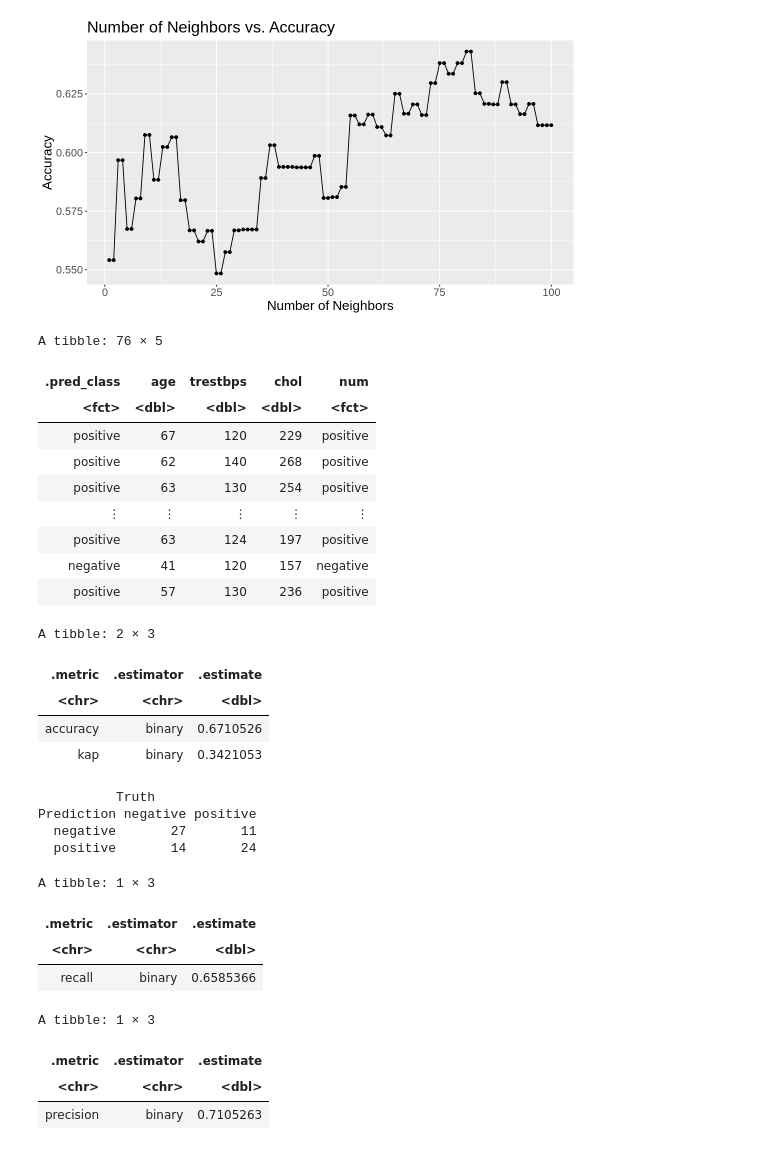
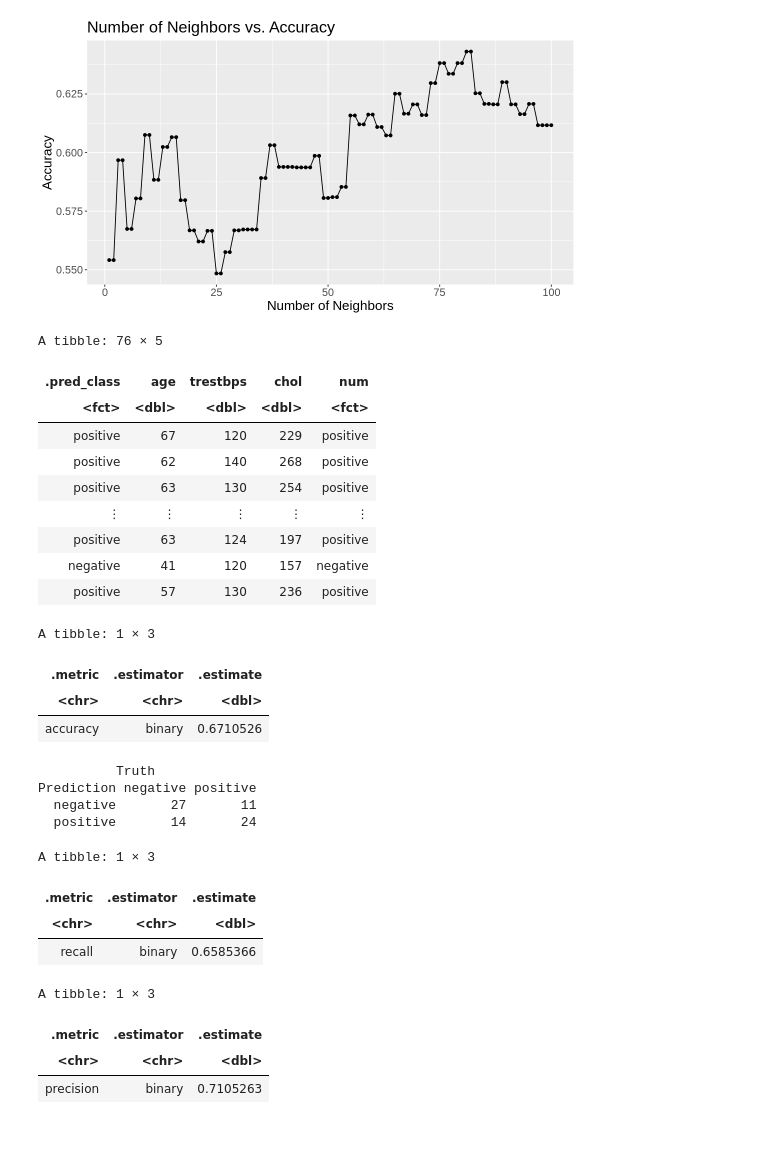
Before and after one commit to parthchheda2005/dsci-100-project, a Jupyter notebook: heart_disease_report.ipynb, the cells around one changed output. Saved outputs shown, nothing was run; the diff lists cells and outputs as text; code cells hidden in the pictures.

```diff
--- a/heart_disease_report.ipynb
+++ b/heart_disease_report.ipynb
@@ -272,11 +282,12 @@ set.seed(20)
 #And finally, K=81 does not create a prohibitively expensive computational cost of training.
 #In conclusion, we would select K=81 for the classifier.
 
-#
+#build up our model with the best value for K=81
 heart_best_spec <- nearest_neighbor(weight = "rectangular", neighbors = 81) |>
                    set_engine("kknn") |>
                    set_mode("classification")
 
+#pass the model and training data set to fit function
 heart_best_fit <- workflow() |>
                   add_recipe(heart_recipe) |>
                   add_model(heart_best_spec) |>
@@ -288,41 +299,42 @@ heart_predictions <- predict(heart_best_fit, heart_test) |>
                      bind_cols(heart_test)
 heart_predictions
 
-#
-heart_metrics <- heart_predictions |>
-                 metrics(truth = num, estimate = .pred_class)
-heart_metrics
+#report the accuracy of this prediction
+heart_acc <- heart_predictions |>
+             metrics(truth = num, estimate = .pred_class) |>
+             filter(.metric == "accuracy")
+heart_acc
 
 #
 heart_conf_mat <- heart_predictions |>
-            conf_mat(truth = num, estimate = .pred_class)
+                  conf_mat(truth = num, estimate = .pred_class)
+
 heart_conf_mat
 
 #
 heart_recall <- heart_predictions |>
           recall(truth = num, estimate = .pred_class)
 heart_recall
 
 #
 heart_precision <- heart_predictions |>
              precision(truth = num, estimate = .pred_class)
 heart_precision
 # %% [output]
 A tibble: 76 × 5
 | .pred_class | age | trestbps | chol | num |
 | <fct> | <dbl> | <dbl> | <dbl> | <fct> |
 | positive | 67 | 120 | 229 | positive |
 | positive | 62 | 140 | 268 | positive |
 | positive | 63 | 130 | 254 | positive |
 | ⋮ | ⋮ | ⋮ | ⋮ | ⋮ |
 | positive | 63 | 124 | 197 | positive |
 | negative | 41 | 120 | 157 | negative |
 | positive | 57 | 130 | 236 | positive |
-A tibble: 2 × 3
+A tibble: 1 × 3
 | .metric | .estimator | .estimate |
 | <chr> | <chr> | <dbl> |
 | accuracy | binary | 0.6710526 |
-| kap | binary | 0.3421053 |
           Truth
 Prediction negative positive
   negative       27       11
```
Also changed, not shown: parts of 3 cells of this notebook.
